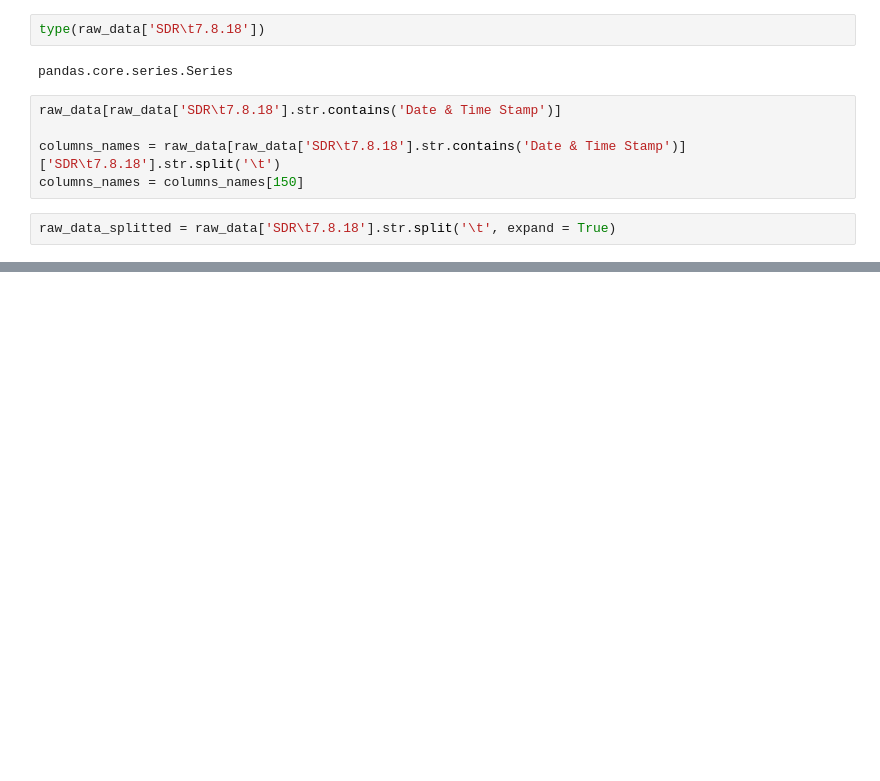
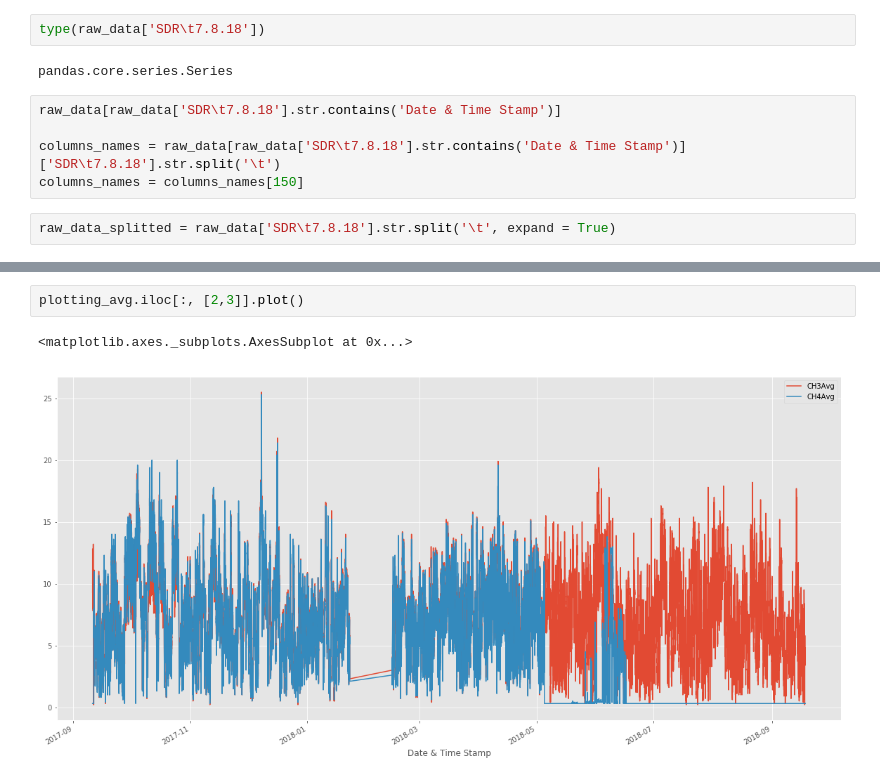
Before and after one commit to mariolarochelle/AERO, a Jupyter notebook: Working/Franco/CleaningData.ipynb, the cells around one changed output, grey strips where cells are left out. Drawn from its saved outputs; the diff is of its cells as text; blank space fills up the shorter version.

```diff
--- a/Working/Franco/CleaningData.ipynb
+++ b/Working/Franco/CleaningData.ipynb
@@ -93,0 +138,5 @@ plotting_avg.groupby(plotting_avg['Date & Time Stamp'].dt.month).mean().plot()
+# %%
+plotting_avg.iloc[:, [2,3]].plot()
+# %% [output]
+<matplotlib.axes._subplots.AxesSubplot at 0x...>
+[figure, added]
```
Also changed, not shown: parts of 16 cells of this notebook, 7 other files.
